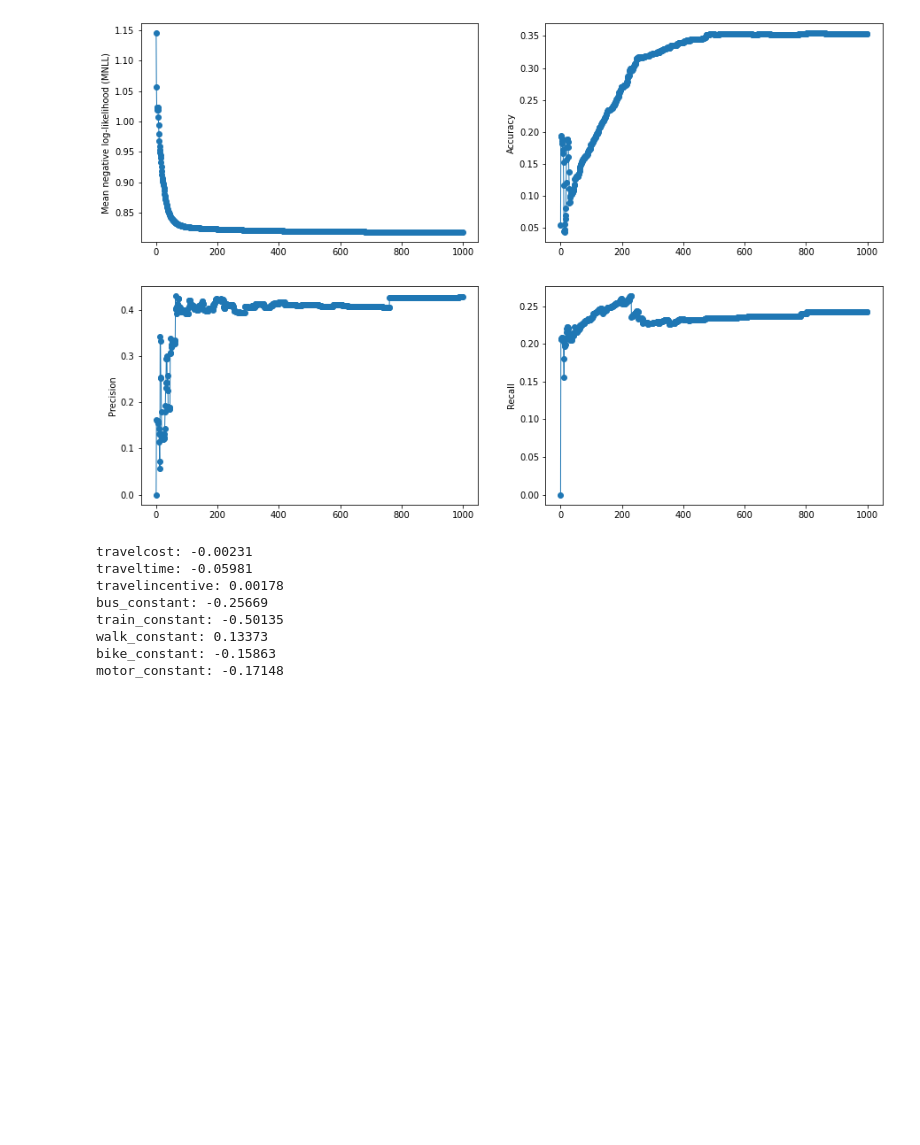
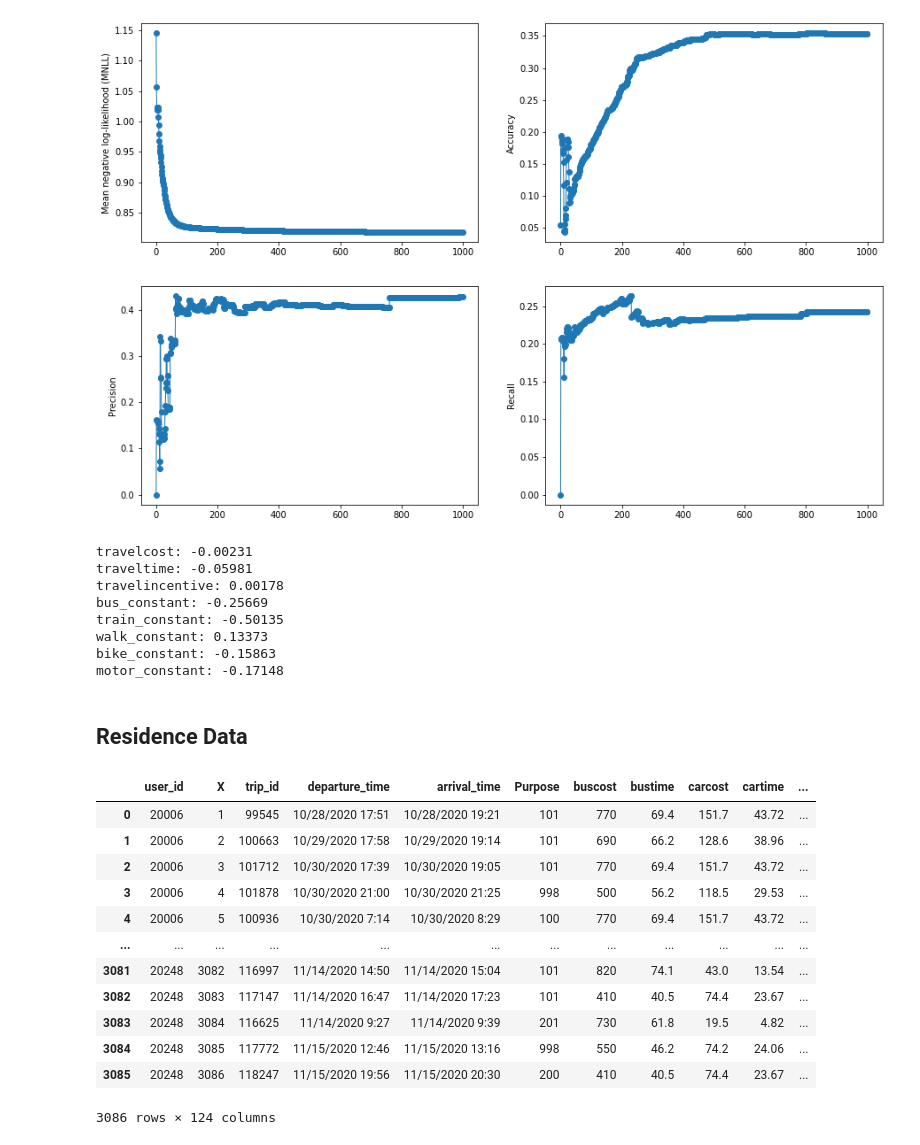
Before and after one commit to Obliquedbishop/CG_based_DCMs, a Jupyter notebook: discrete_choice_model.ipynb, the cells around one changed output. Saved outputs shown, nothing was run; the diff lists cells and outputs as text; code cells hidden in the pictures; blank space fills up the shorter version.

Commit message:
Added the resident's data

```diff
--- a/discrete_choice_model.ipynb
+++ b/discrete_choice_model.ipynb
@@ -794,3 +794,22 @@ train_constant: -0.50135
 walk_constant: 0.13373
 bike_constant: -0.15863
 motor_constant: -0.17148
+# %% [markdown]
+## <b>Residence Data</b>
+# %%
+res_data = pd.read_csv('data_incentive_attitudes_residencedata.csv')
+res_data
+# %% [output]
+|  | user_id | X | trip_id | departure_time | arrival_time | Purpose | buscost | bustime | carcost | cartime | ... |
+| 0 | 20006 | 1 | 99545 | 10/28/2020 17:51 | 10/28/2020 19:21 | 101 | 770 | 69.4 | 151.7 | 43.72 | ... |
+| 1 | 20006 | 2 | 100663 | 10/29/2020 17:58 | 10/29/2020 19:14 | 101 | 690 | 66.2 | 128.6 | 38.96 | ... |
+| 2 | 20006 | 3 | 101712 | 10/30/2020 17:39 | 10/30/2020 19:05 | 101 | 770 | 69.4 | 151.7 | 43.72 | ... |
+| 3 | 20006 | 4 | 101878 | 10/30/2020 21:00 | 10/30/2020 21:25 | 998 | 500 | 56.2 | 118.5 | 29.53 | ... |
+| 4 | 20006 | 5 | 100936 | 10/30/2020 7:14 | 10/30/2020 8:29 | 100 | 770 | 69.4 | 151.7 | 43.72 | ... |
+| ... | ... | ... | ... | ... | ... | ... | ... | ... | ... | ... | ... |
+| 3081 | 20248 | 3082 | 116997 | 11/14/2020 14:50 | 11/14/2020 15:04 | 101 | 820 | 74.1 | 43.0 | 13.54 | ... |
+| 3082 | 20248 | 3083 | 117147 | 11/14/2020 16:47 | 11/14/2020 17:23 | 101 | 410 | 40.5 | 74.4 | 23.67 | ... |
+| 3083 | 20248 | 3084 | 116625 | 11/14/2020 9:27 | 11/14/2020 9:39 | 201 | 730 | 61.8 | 19.5 | 4.82 | ... |
+| 3084 | 20248 | 3085 | 117772 | 11/15/2020 12:46 | 11/15/2020 13:16 | 998 | 550 | 46.2 | 74.2 | 24.06 | ... |
+| 3085 | 20248 | 3086 | 118247 | 11/15/2020 19:56 | 11/15/2020 20:30 | 200 | 410 | 40.5 | 74.4 | 23.67 | ... |
+3086 rows × 124 columns
```
Also changed, not shown: parts of 6 cells of this notebook, 1 other file.
